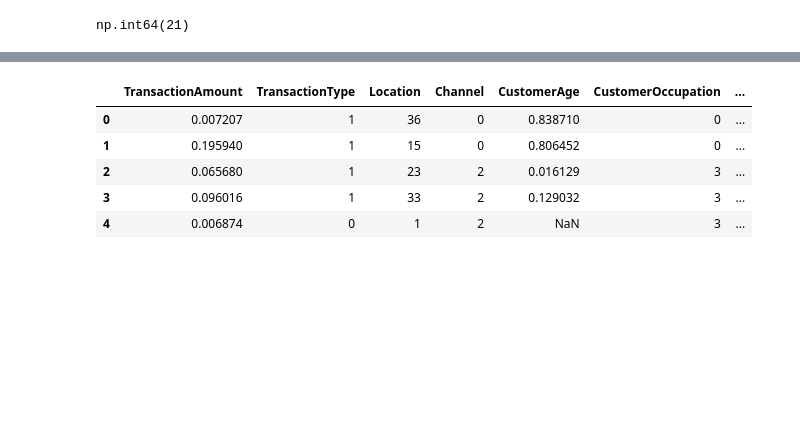
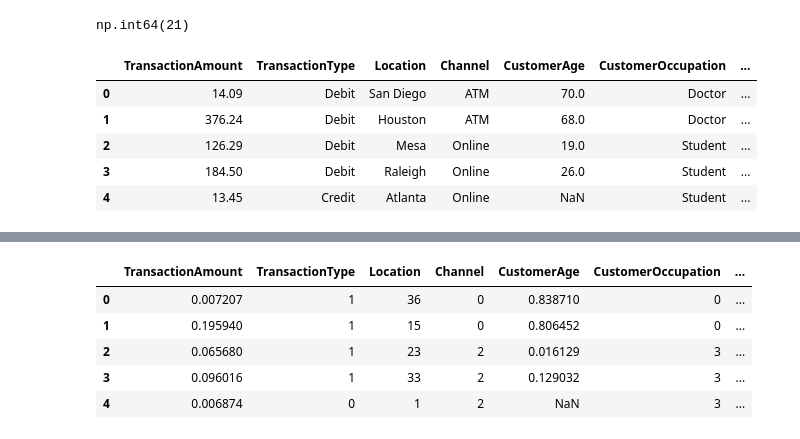
Before and after one commit to arydotme/dicoding-ml-basic, a Jupyter notebook: [Clustering]_Submission_Akhir_BMLP_Ahmad_Bukhari.ipynb, the cells around one changed output, grey strips where cells are left out. Drawn from its saved outputs; the diff is of its cells as text; code cells hidden in the pictures; blank space fills up the shorter version.

```diff
--- a/[Clustering]_Submission_Akhir_BMLP_Ahmad_Bukhari.ipynb
+++ b/[Clustering]_Submission_Akhir_BMLP_Ahmad_Bukhari.ipynb
@@ -207,6 +212,18 @@ dtype: int64
 df.duplicated().sum()
 # %% [output]
 np.int64(21)
+# %%
+# Melakukan drop pada kolom yang memiliki keterangan id dan IP Address
+df_drop = df.drop(['TransactionID', 'TransactionDate', 'AccountID', 'DeviceID', 'MerchantID', 'IP Address', 'PreviousTransactionDate'], axis=1)
+
+df_drop.head()
+# %% [output]
+|  | TransactionAmount | TransactionType | Location | Channel | CustomerAge | CustomerOccupation | ... |
+| 0 | 14.09 | Debit | San Diego | ATM | 70.0 | Doctor | ... |
+| 1 | 376.24 | Debit | Houston | ATM | 68.0 | Doctor | ... |
+| 2 | 126.29 | Debit | Mesa | Online | 19.0 | Student | ... |
+| 3 | 184.50 | Debit | Raleigh | Online | 26.0 | Student | ... |
+| 4 | 13.45 | Credit | Atlanta | Online | NaN | Student | ... |
 # %%
 # Melakukan feature scaling menggunakan MinMaxScaler() atau StandardScalar() untuk fitur numerik.
 # Pastikan kamu menggunakan function head setelah melalukan scaling.
```
Also changed, not shown: parts of 6 cells of this notebook.
